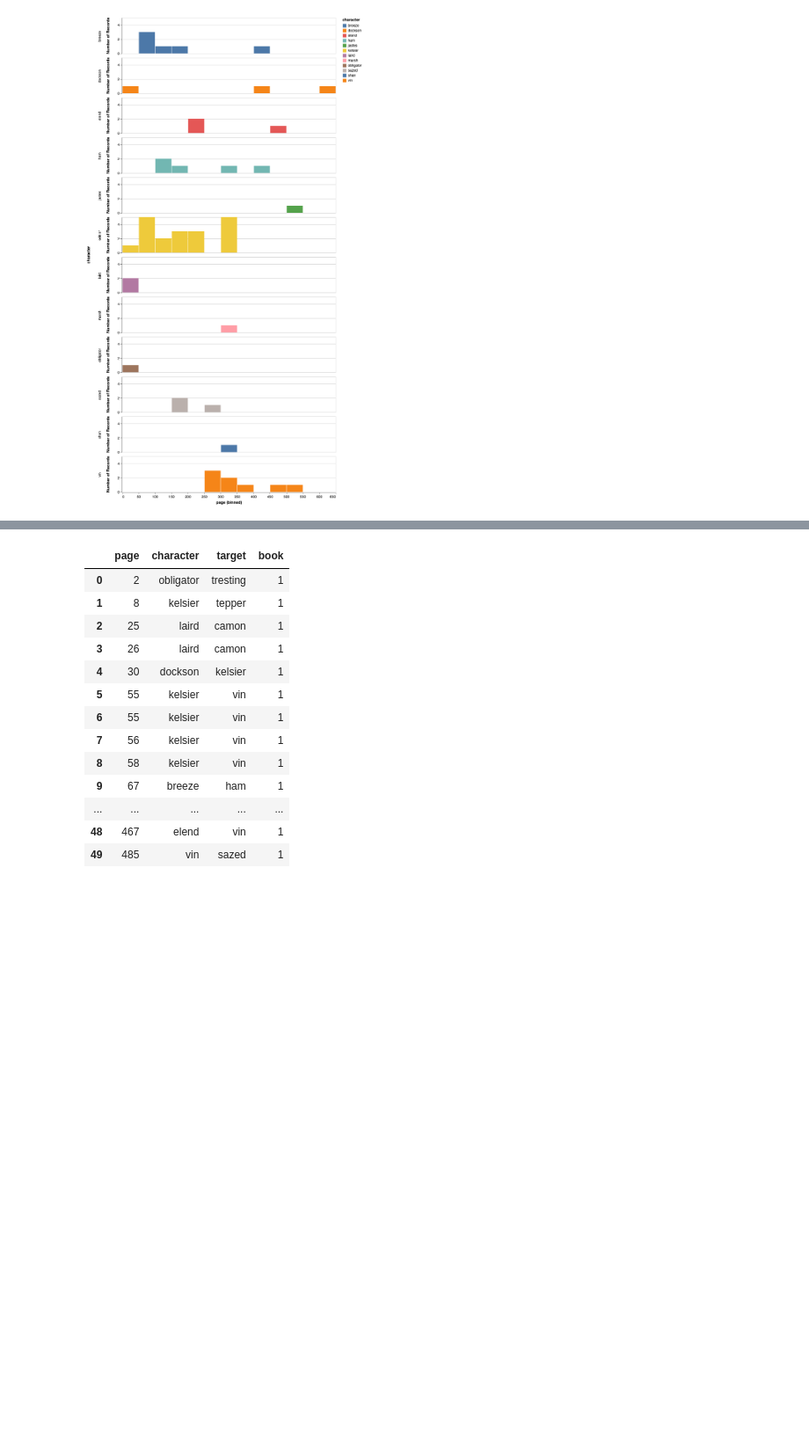
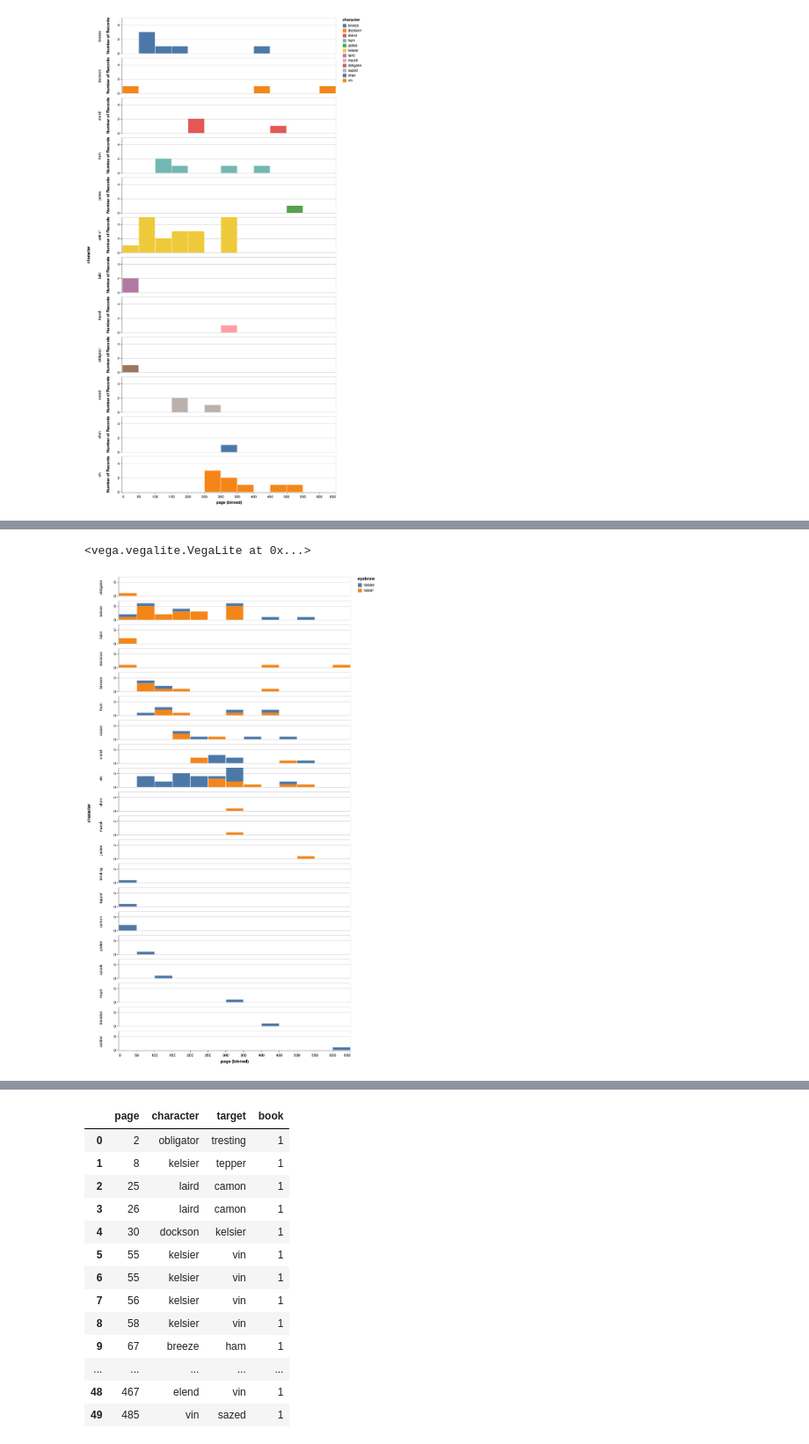
Before and after one commit to erinhwilson/mistborn, a Jupyter notebook: eyebrow_analysis.ipynb, the cells around one changed output, grey strips where cells are left out. Shown: that part at 88% size. Saved outputs shown, nothing was run; the diff lists cells and outputs as text; code cells hidden in the pictures; blank space fills up the shorter version.

```diff
--- a/eyebrow_analysis.ipynb
+++ b/eyebrow_analysis.ipynb
@@ -247,0 +340,32 @@ alt.Chart(fe).mark_area().encode(
+# %%
+# Individual characters transitions between eyebrow raisers to raisees
+alt.Chart(fe_indiv
+).mark_bar().encode(
+    x=alt.X('page:Q',bin=alt.Bin(maxbins=20)),
+    y=alt.Y('count()',axis=alt.Axis(title='')),
+    color=alt.Color('eyebrow:N'),
+    row = alt.Row('character:N', sort=MAIN_CHARS),
+).properties(
+    height=50,
+    width=600
+)
+
+
+# need to update altair for this to work...
+
+# # Individual characters transitions between eyebrow raisers to raisees
+# alt.Chart(fe_indiv).transform_fold(
+#     ['raiser','raisee'],
+#     as_=['eyebrow:N','page:Q']
+# ).mark_bar().encode(
+#     x=alt.X('page:Q',bin=alt.Bin(maxbins=20)),
+#     y='count()',
+#     color=alt.Color('eyebrow:N'),
+#     row = alt.Row('character:N', sort=MAIN_CHARS),
+# ).properties(
+#     height=50,
+#     width=600
+# )
+# %% [output]
+<vega.vegalite.VegaLite at 0x...>
+[figure, added]
```
Also changed, not shown: parts of 9 cells of this notebook.
